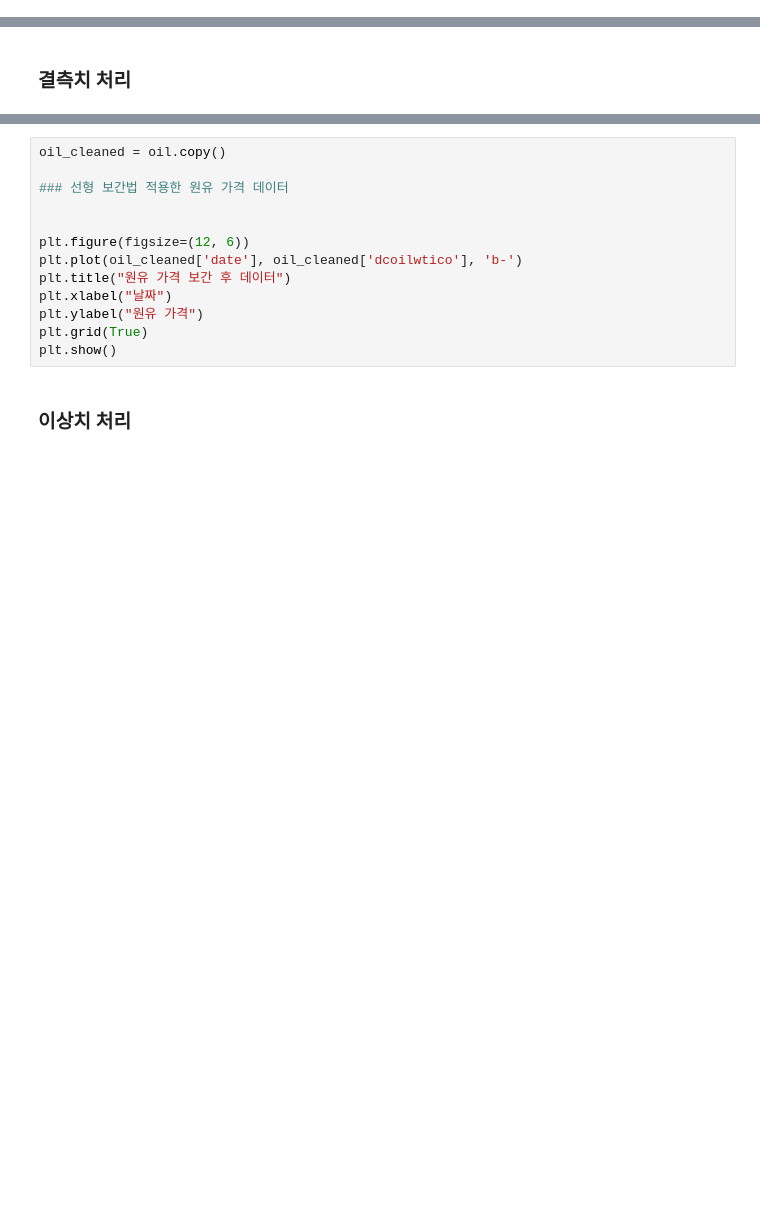
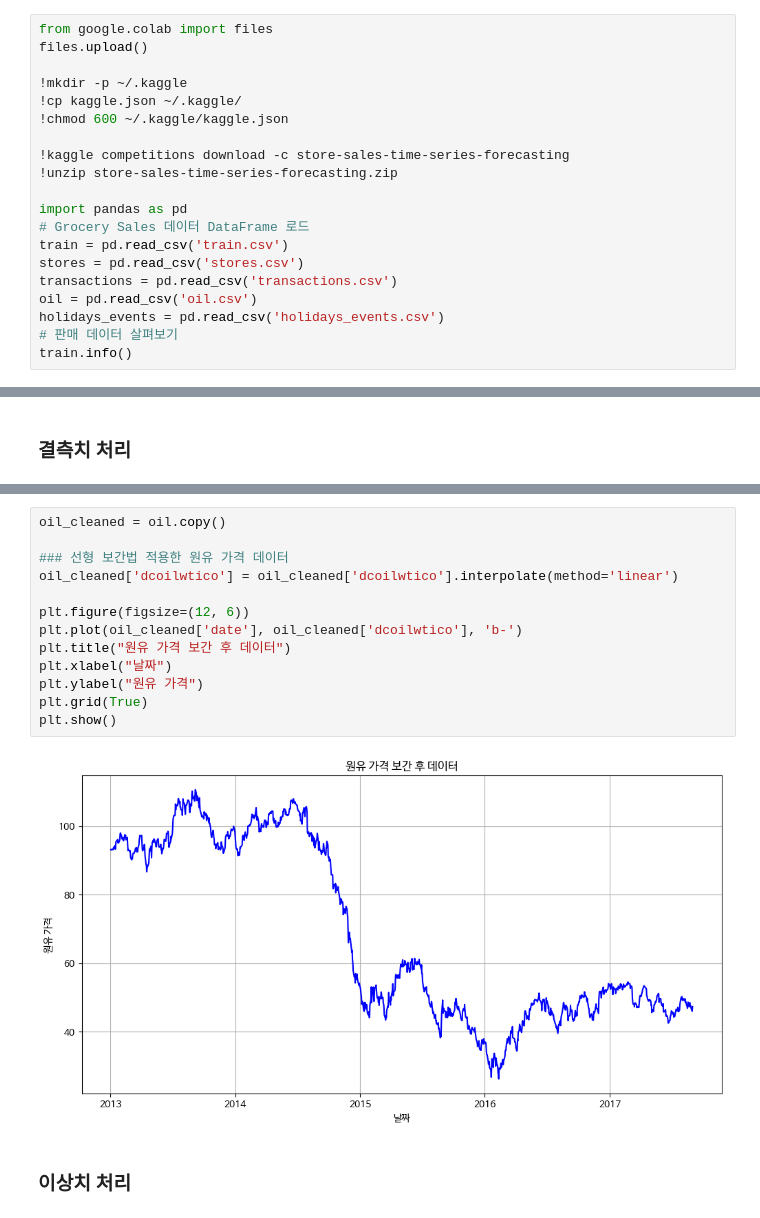
Before and after one commit to geelmens/Data-Analysis-with-Open-Source, a Jupyter notebook: 오픈소스_데이터_분석_7강.ipynb, the cells around one changed output, grey strips where cells are left out. Drawn from its saved outputs; the diff is of its cells as text; blank space fills up the shorter version.

```diff
--- a/오픈소스_데이터_분석_7강.ipynb
+++ b/오픈소스_데이터_분석_7강.ipynb
@@ -274,3 +274,23 @@ Name: date, dtype: object
 ### [재수행] 6-5 실습 시나리오 - Kaggle을 활용한 데이터 수집 및 측정
 # %% [markdown]
 ### 데이터 분포 시각화
+# %%
+from google.colab import files
+files.upload()
+
+!mkdir -p ~/.kaggle
+!cp kaggle.json ~/.kaggle/
+!chmod 600 ~/.kaggle/kaggle.json
+
+!kaggle competitions download -c store-sales-time-series-forecasting
+!unzip store-sales-time-series-forecasting.zip
+
+import pandas as pd
+# Grocery Sales 데이터 DataFrame 로드
+train = pd.read_csv('train.csv')
+stores = pd.read_csv('stores.csv')
+transactions = pd.read_csv('transactions.csv')
+oil = pd.read_csv('oil.csv')
+holidays_events = pd.read_csv('holidays_events.csv')
+# 판매 데이터 살펴보기
+train.info()
@@ -316,16 +381,18 @@ plt.show()
 # %%
 oil_cleaned = oil.copy()
 
 ### 선형 보간법 적용한 원유 가격 데이터
-
+oil_cleaned['dcoilwtico'] = oil_cleaned['dcoilwtico'].interpolate(method='linear')
 
 plt.figure(figsize=(12, 6))
 plt.plot(oil_cleaned['date'], oil_cleaned['dcoilwtico'], 'b-')
 plt.title("원유 가격 보간 후 데이터")
 plt.xlabel("날짜")
 plt.ylabel("원유 가격")
 plt.grid(True)
 plt.show()
+# %% [output]
+[figure, added]
 # %% [markdown]
 ### 이상치 처리
 # %%
```
Also changed, not shown: parts of 7 cells of this notebook.
